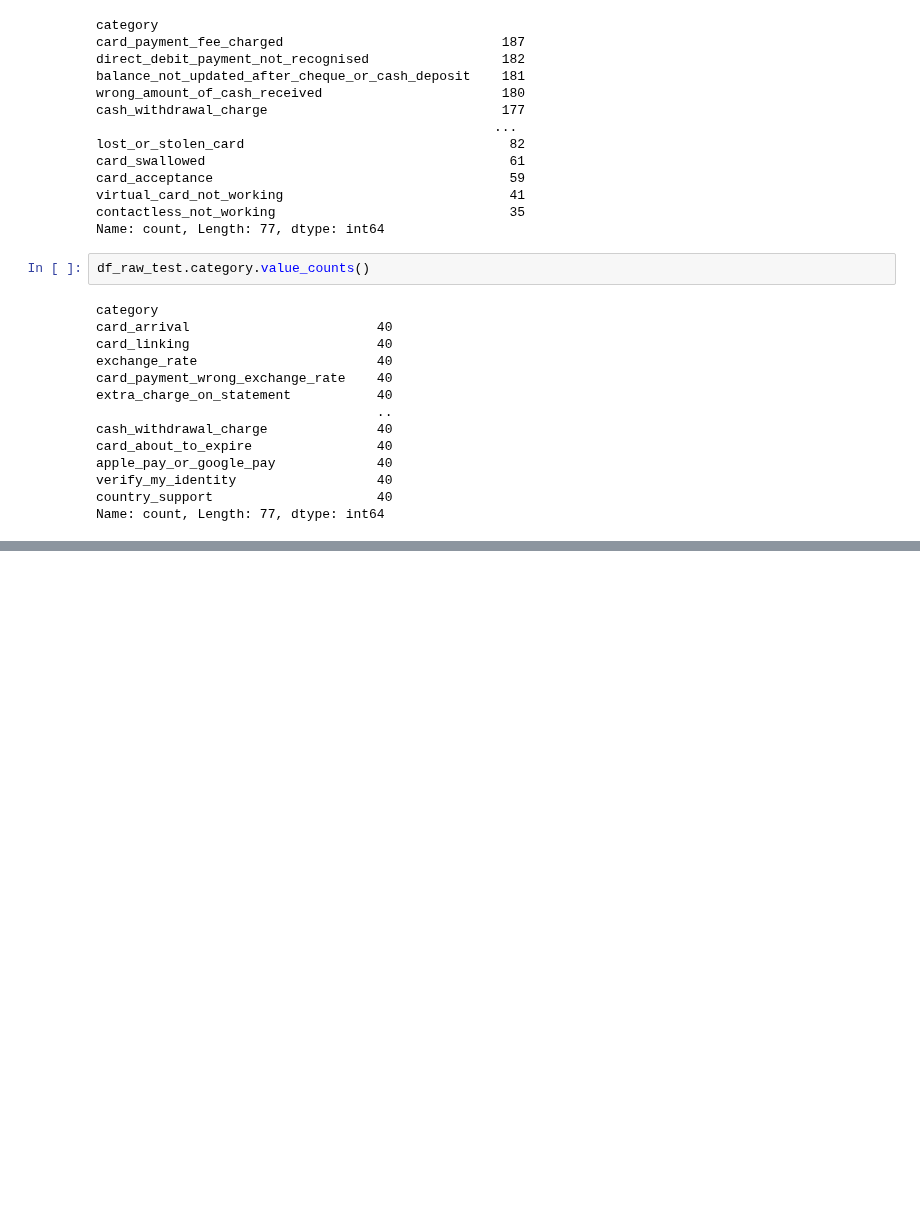
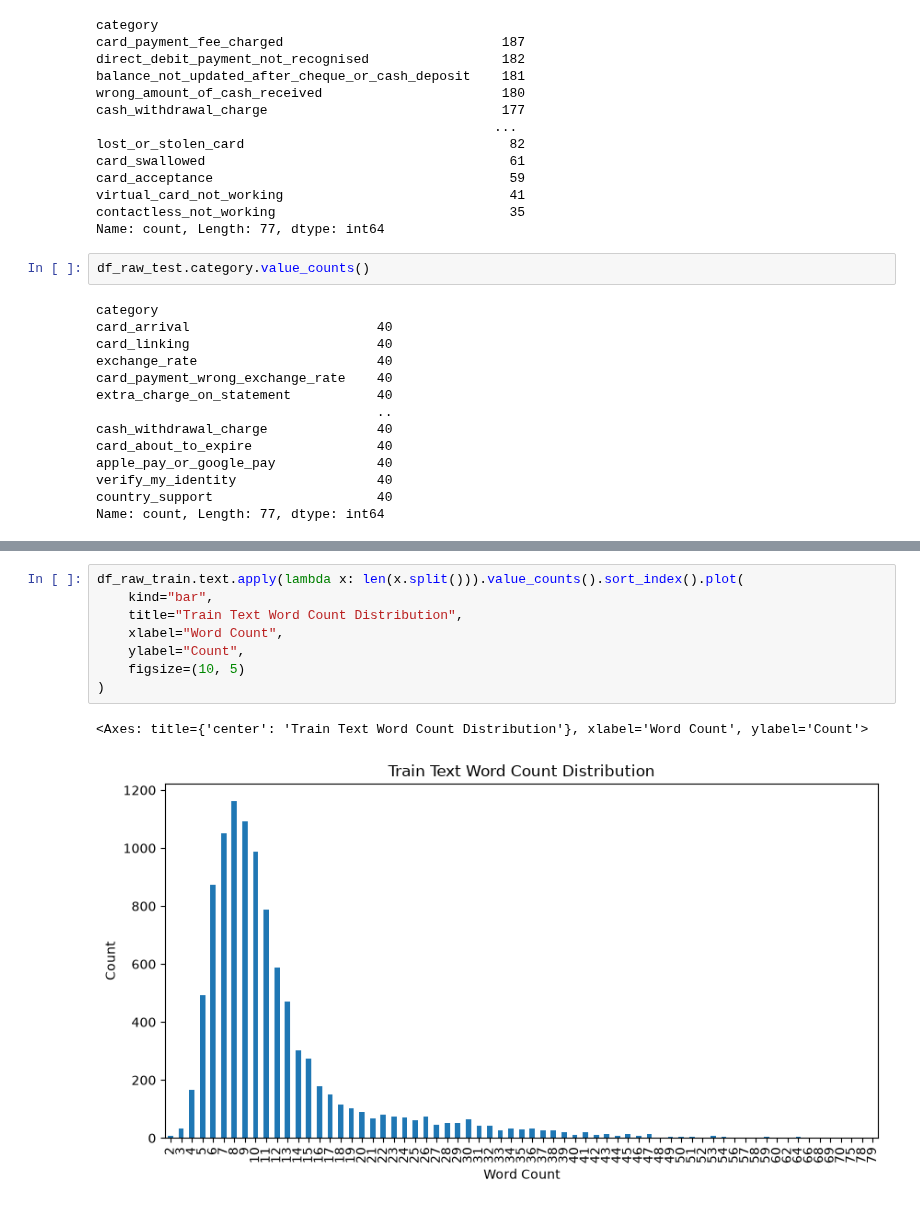
Before and after one commit to prenassipaolo/banking_query_triage, a Jupyter notebook: notebooks/eda.ipynb, the cells around one changed output, grey strips where cells are left out. Cells and saved outputs as stored; diff of their text form; blank space fills up the shorter version.

```diff
--- a/notebooks/eda.ipynb
+++ b/notebooks/eda.ipynb
@@ -58,0 +94,11 @@ Name: count, Length: 77, dtype: int64
+# %%
+df_raw_train.text.apply(lambda x: len(x.split())).value_counts().sort_index().plot(
+    kind="bar",
+    title="Train Text Word Count Distribution",
+    xlabel="Word Count",
+    ylabel="Count",
+    figsize=(10, 5)
+)
+# %% [output]
+<Axes: title={'center': 'Train Text Word Count Distribution'}, xlabel='Word Count', ylabel='Count'>
+[figure, added]
```
Also changed, not shown: parts of 16 cells of this notebook, 4 other files.
